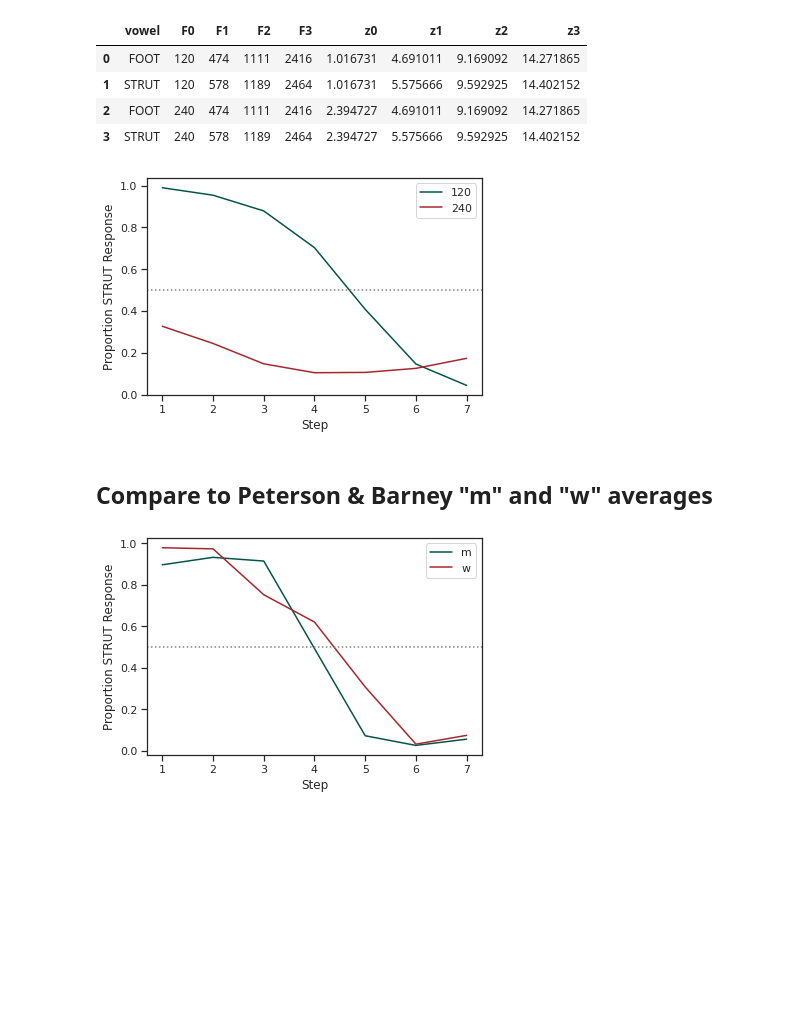
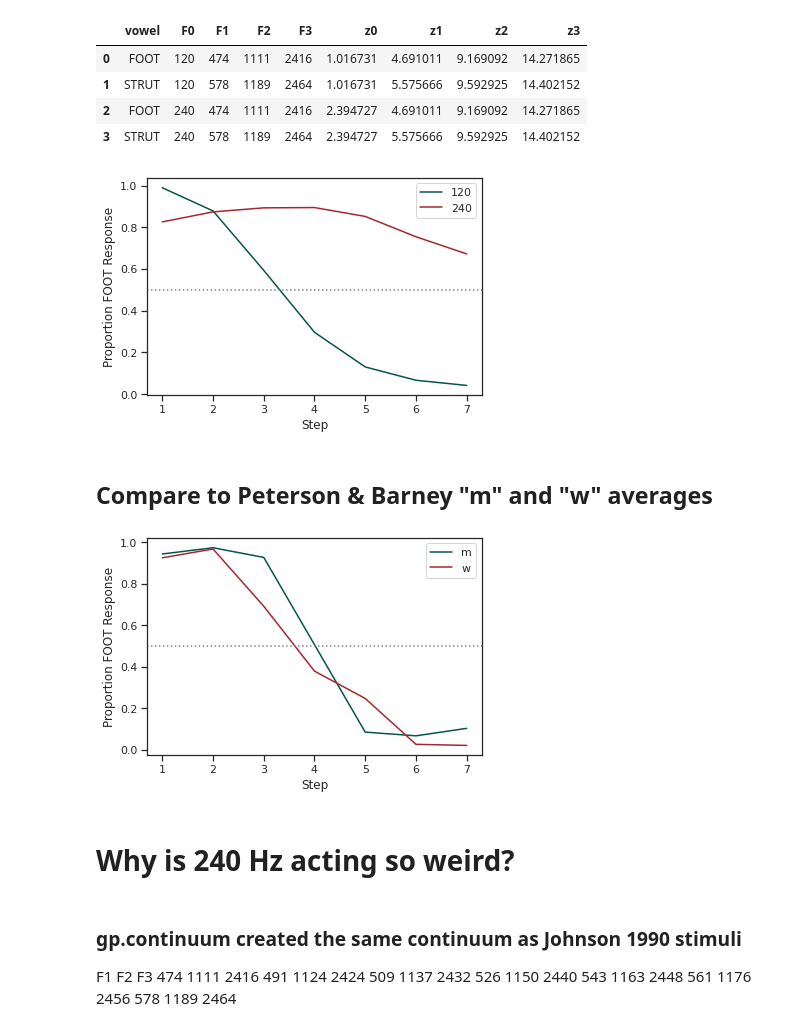
Before and after one commit to fmailhot/GCMPy-draft, a Jupyter notebook: Johnson1990.ipynb, the cells around one changed output. Cells and saved outputs as stored; diff of their text form; code cells hidden in the pictures; blank space fills up the shorter version.

```diff
--- a/Johnson1990.ipynb
+++ b/Johnson1990.ipynb
@@ -46,33 +46,33 @@ dimsvals={'z0':1,'z1':.761,'z2':.681,'z3':.407}
 dimslist = list(dimsvals.keys())
 catslist=['vowel','type']
 # %%
-startvowel = "STRUT"
-endvowel = "FOOT"
+startvowel = "FOOT"
+endvowel = "STRUT"
 speakerlist = [120,240]
 sptype = "F0"
 stimdata = j90bark.copy()
 clouddata = pbbark.copy()
 datalist = []
 
 
 for sp in speakerlist:
     # set start and end
     strt = {"vowel":startvowel,sptype:sp}
     nd = {"vowel":endvowel,sptype:sp}
     # make continuum
     cnt = gp.continuum(stimdata,strt,nd,dimslist,steps=7,stimdetails=False)
     # make choices
     chcs = gp.multicat(cnt,clouddata,catslist,dimsvals,cval,exclude_self=True, N=1,fc={"vowel":[startvowel,endvowel]})
     datalist.append(chcs)
 
 gp.cpplot(datalist,"vowel", speakerlist)
 # %% [output]
-[figure, old version]
+[figure, new version]
 # %% [markdown]
 ## Compare to Peterson & Barney "m" and "w" averages
 # %%
-startvowel = "STRUT"
-endvowel = "FOOT"
+startvowel = "FOOT"
+endvowel = "STRUT"
 speakerlist = ["m","w"]
 sptype = "type"
 stimdata = gp.datasummary(pbbark,catslist,dimslist)
@@ -92,4 +92,16 @@ for sp in speakerlist:
 
 gp.cpplot(datalist,"vowel", speakerlist)
 # %% [output]
-[figure, old version]
+[figure, new version]
+# %% [markdown]
+# Why is 240 Hz acting so weird?
+# %% [markdown]
+### gp.continuum created the same continuum as Johnson 1990 stimuli </br>
+F1	F2	F3 </br>
+474	1111	2416 </br>
+491	1124	2424 </br>
+509	1137	2432 </br>
+526	1150	2440 </br>
+543	1163	2448 </br>
+561	1176	2456 </br>
+578	1189	2464 </br>
```
Also changed, not shown: parts of 11 cells of this notebook.
